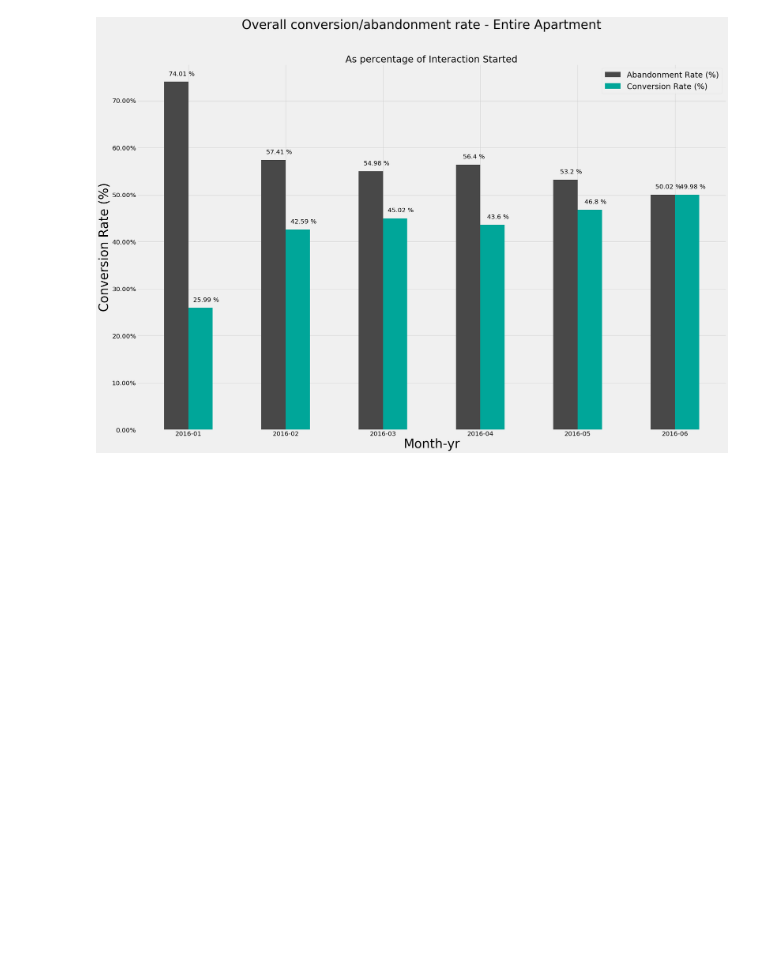
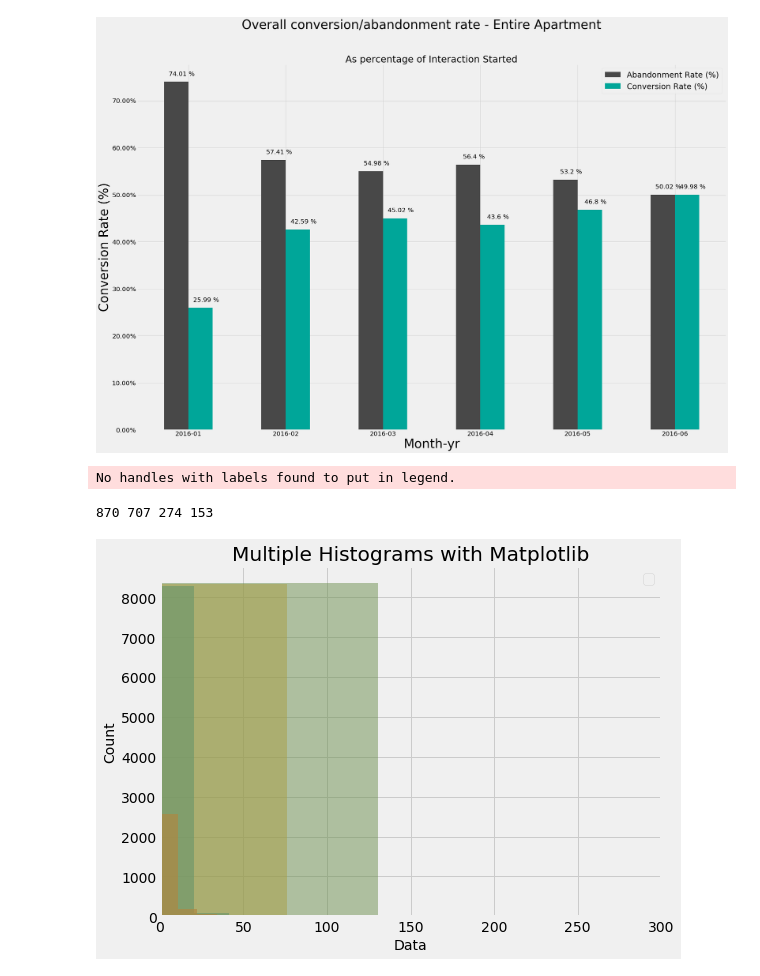
Before and after one commit to NikhilSawal/data_science_case_studies, a Jupyter notebook: airbnb/solution/solution.ipynb, the cells around one changed output. Saved outputs shown, nothing was run; the diff lists cells and outputs as text; code cells hidden in the pictures; blank space fills up the shorter version.

```diff
--- a/airbnb/solution/solution.ipynb
+++ b/airbnb/solution/solution.ipynb
@@ -802,3 +875,39 @@ autolabel(rects2)
 plt.show()
 # %% [output]
 [figure]
+# %%
+booked_private_room_df = checkins_df[(checkins_df['room_type'] == 'Private room') & (checkins_df['is_booking_at'] == False)]
+abandoned_private_room_df = checkins_df[(checkins_df['room_type'] == 'Private room') & (checkins_df['is_booking_at'] == True)]
+
+booked_entire_apt_df = checkins_df[(checkins_df['room_type'] == 'Entire home/apt') & (checkins_df['is_booking_at'] == False)]
+abandoned_entire_apt_df = checkins_df[(checkins_df['room_type'] == 'Entire home/apt') & (checkins_df['is_booking_at'] == True)]
+
+booked_shared_room_df = checkins_df[(checkins_df['room_type'] == 'Shared room') & (checkins_df['is_booking_at'] == False)]
+abandoned_shared_room_df = checkins_df[(checkins_df['room_type'] == 'Shared room') & (checkins_df['is_booking_at'] == True)]
+
+
+interaction_to_booking = booked_private_room_df[(booked_private_room_df['interaction_to_booking'] > 0.0)].loc[:,'interaction_to_booking']
+interaction_to_reply = booked_private_room_df[(booked_private_room_df['interaction_to_reply'] > 0.0)].loc[:,'interaction_to_reply']
+reply_to_acceptance = booked_private_room_df[(booked_private_room_df['reply_to_acceptance'] > 0.0)].loc[:,'reply_to_acceptance']
+acceptance_to_booking = booked_private_room_df[(booked_private_room_df['acceptance_to_booking'] > 0.0)].loc[:,'acceptance_to_booking']
+
+
+plt.figure(figsize=(8, 6))
+plt.hist(booked_entire_apt_df['interaction_to_reply'], bins=200, alpha=0.7)
+plt.hist(booked_private_room_df['interaction_to_booking'], bins=200, alpha=0.7)
+plt.hist(booked_entire_apt_df['reply_to_acceptance'], bins=50, alpha=0.5)
+plt.hist(booked_entire_apt_df['acceptance_to_booking'], bins=40, alpha=0.5)
+plt.xlim(0, 300)
+plt.xlabel("Data", size=14)
+plt.ylabel("Count", size=14)
+plt.title("Multiple Histograms with Matplotlib")
+plt.legend(loc='upper right')
+
+print(len(interaction_to_booking),
+      len(interaction_to_reply),
+      len(reply_to_acceptance),
+      len(acceptance_to_booking))
+# %% [output]
+No handles with labels found to put in legend.
+870 707 274 153
+[figure, added]
```
Also changed, not shown: parts of 10 cells of this notebook.
